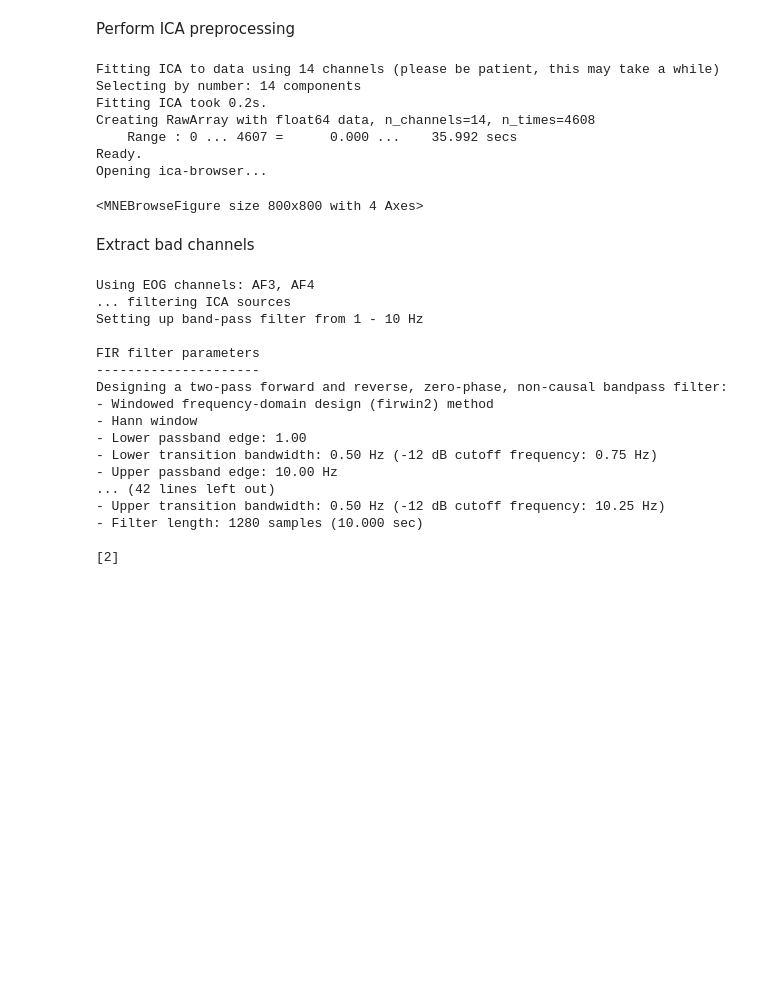
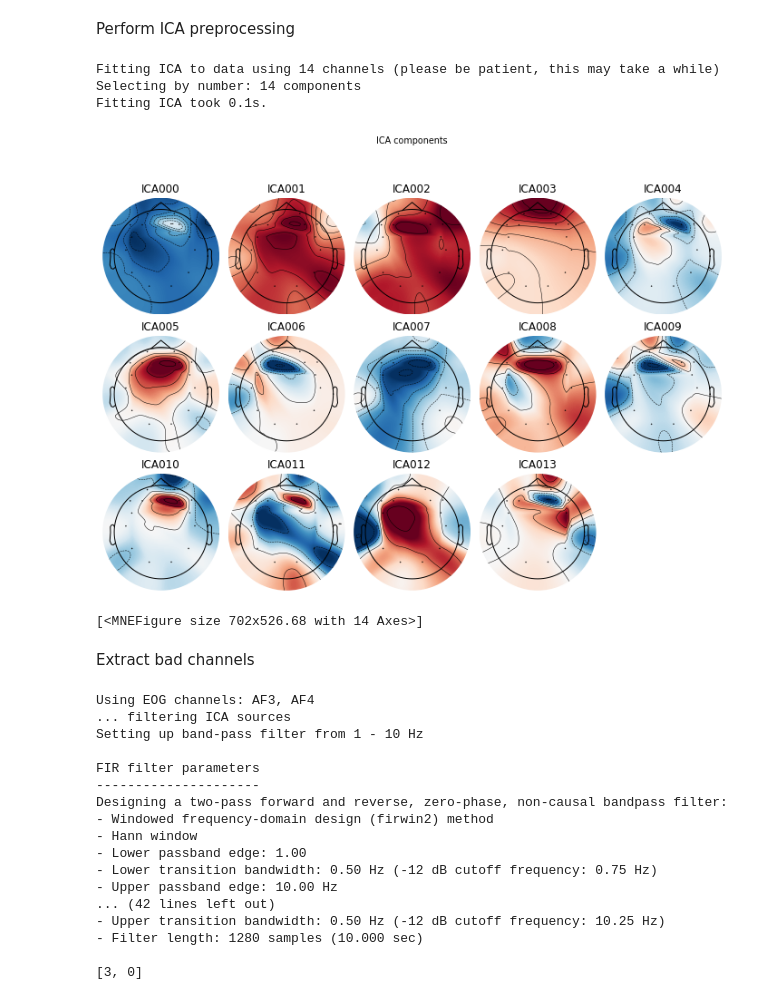
Before and after one commit to JoshSchrock/EEG-Game, a Jupyter notebook: EEG to Network.ipynb, the cells around one changed output. Drawn from its saved outputs; the diff is of its cells as text; code cells hidden in the pictures; blank space fills up the shorter version.

```diff
--- a/EEG to Network.ipynb
+++ b/EEG to Network.ipynb
@@ -119,25 +121,18 @@ Perform ICA preprocessing
 # %%
 ica = mne.preprocessing.ICA(method='picard', n_components=14, random_state=0, max_iter=100000)
 ica.fit(filtered_raw)
 ica.plot_components(outlines='skirt')
-ica
-raw.load_data()
-ica.plot_sources(raw)
 # %% [output]
 Fitting ICA to data using 14 channels (please be patient, this may take a while)
 Selecting by number: 14 components
-Fitting ICA took 0.2s.
-Creating RawArray with float64 data, n_channels=14, n_times=4608
-    Range : 0 ... 4607 =      0.000 ...    35.992 secs
-Ready.
-Opening ica-browser...
+Fitting ICA took 0.1s.
+[figure, added]
-<MNEBrowseFigure size 800x800 with 4 Axes>
+[<MNEFigure size 702x526.68 with 14 Axes>]
 # %% [markdown]
 Extract bad channels
 # %%
-bad_idx, scores = ica.find_bads_eog(raw, ch_name=['AF3', 'AF4'], threshold=2.5)
+bad_idx, scores = ica.find_bads_eog(raw.copy(), ch_name=['AF3', 'AF4'], threshold=2.5)
 print(bad_idx)
-ica.exclude=bad_idx
 # %% [output]
 Using EOG channels: AF3, AF4
 ... filtering ICA sources
@@ -155,7 +150,7 @@ Designing a two-pass forward and reverse, zero-phase, non-causal bandpass filter
 - Upper transition bandwidth: 0.50 Hz (-12 dB cutoff frequency: 10.25 Hz)
 - Filter length: 1280 samples (10.000 sec)
 
-[2]
+[3, 0]
 # %%
 # barplot of ICA component "ECG match" scores
 ica.plot_scores(scores)
```
Also changed, not shown: parts of 29 cells of this notebook.
